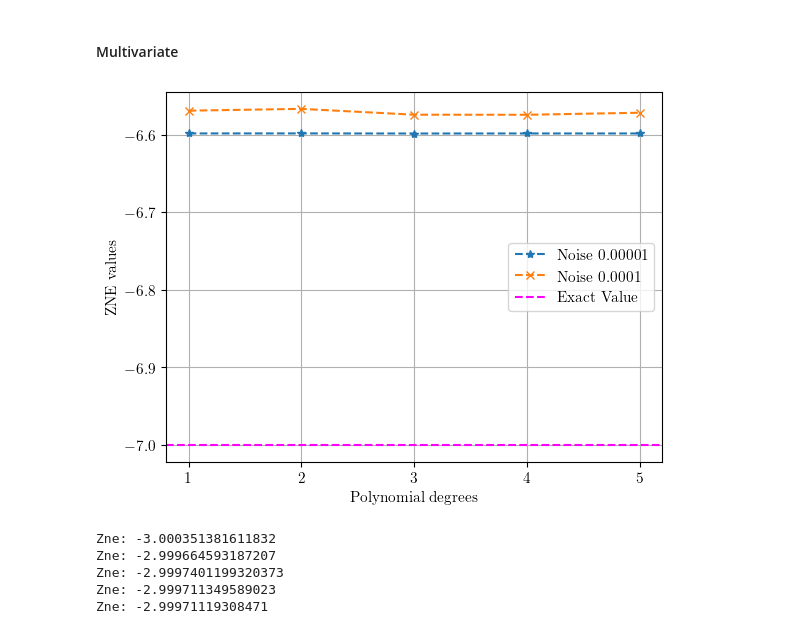
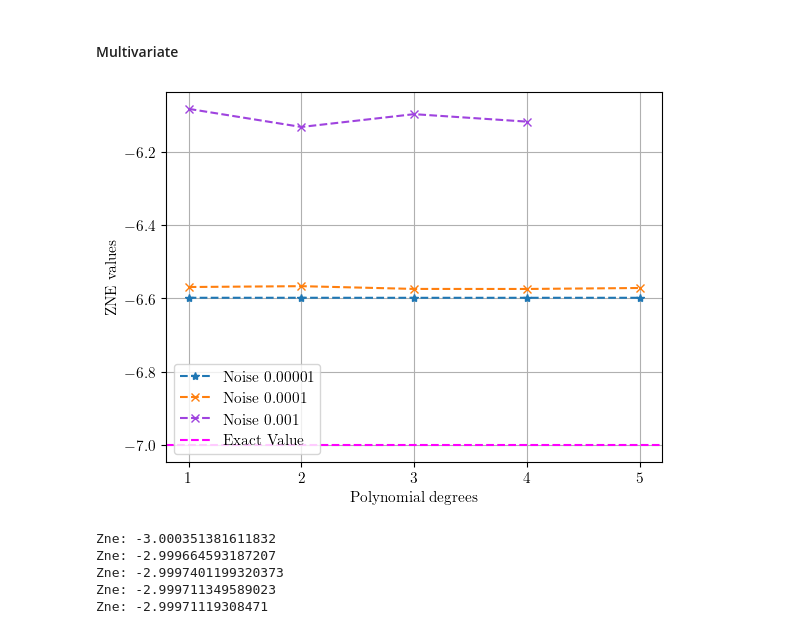
Before and after one commit to arijit-ship/indirect-zne, a Jupyter notebook: notebook/ErrorMitigation_ZNE.ipynb, the cells around one changed output. Cells and saved outputs as stored; diff of their text form; code cells hidden in the pictures.

Commit message:
new data

```diff
--- a/notebook/ErrorMitigation_ZNE.ipynb
+++ b/notebook/ErrorMitigation_ZNE.ipynb
@@ -474,13 +511,6 @@ exact_Q8 = -7.000000000000004
 # %% [markdown]
 #### Multivariate
 # %%
-# Random sampling
-# zne_Q8N1_D1 = ZeroNoiseExtrapolation(dataPoints = random.sample(data_Q8N1, 4), degree = 1)
-# zne_Q8N1_D2 = ZeroNoiseExtrapolation(dataPoints = random.sample(data_Q8N1, 10), degree = 2)
-# zne_Q8N1_D3 = ZeroNoiseExtrapolation(dataPoints = random.sample(data_Q8N1, 20), degree = 3)
-# zne_Q8N1_D4 = ZeroNoiseExtrapolation(dataPoints = random.sample(data_Q8N1, 35), degree = 4)
-# zne_Q8N1_D5 = ZeroNoiseExtrapolation(dataPoints = random.sample(data_Q8N1, 56), degree = 5)
-
 zne_Q8N1_D1 = ZeroNoiseExtrapolation(dataPoints = data_Q8N1[ : 4], degree = 1)
 zne_Q8N1_D2 = ZeroNoiseExtrapolation(dataPoints = data_Q8N1[ : 10], degree = 2)
 zne_Q8N1_D3 = ZeroNoiseExtrapolation(dataPoints = data_Q8N1[ : 20], degree = 3)
@@ -494,43 +524,52 @@ zne_Q8N1_vals = [
     zne_Q8N1_D4.getRichardsonZNE(),
     zne_Q8N1_D5.getRichardsonZNE(),
 ]
-
-# Random sampling
-# zne_Q8N2_D1 = ZeroNoiseExtrapolation(dataPoints = random.sample(data_Q8N2, 4), degree = 1)
-# zne_Q8N2_D2 = ZeroNoiseExtrapolation(dataPoints = random.sample(data_Q8N2, 10), degree = 2)
-# zne_Q8N2_D3 = ZeroNoiseExtrapolation(dataPoints = random.sample(data_Q8N2, 20), degree = 3)
-# zne_Q8N2_D4 = ZeroNoiseExtrapolation(dataPoints = random.sample(data_Q8N2, 35), degree = 4)
-# zne_Q8N2_D5 = ZeroNoiseExtrapolation(dataPoints = random.sample(data_Q8N2, 56), degree = 5)
 
 zne_Q8N2_D1 = ZeroNoiseExtrapolation(dataPoints = data_Q8N2[ : 4], degree = 1)
 zne_Q8N2_D2 = ZeroNoiseExtrapolation(dataPoints = data_Q8N2[ : 10], degree = 2)
 zne_Q8N2_D3 = ZeroNoiseExtrapolation(dataPoints = data_Q8N2[ : 20], degree = 3)
 zne_Q8N2_D4 = ZeroNoiseExtrapolation(dataPoints = data_Q8N2[ : 35], degree = 4)
 zne_Q8N2_D5 = ZeroNoiseExtrapolation(dataPoints = data_Q8N2[ : 56], degree = 5)
 
 zne_Q8N2_vals = [
     zne_Q8N2_D1.getRichardsonZNE(),
     zne_Q8N2_D2.getRichardsonZNE(),
     zne_Q8N2_D3.getRichardsonZNE(),
     zne_Q8N2_D4.getRichardsonZNE(),
     zne_Q8N2_D5.getRichardsonZNE(),
 ]
 
+zne_Q8N3_D1 = ZeroNoiseExtrapolation(dataPoints = data_Q8N3[ : 4], degree = 1)
+zne_Q8N3_D2 = ZeroNoiseExtrapolation(dataPoints = data_Q8N3[ : 10], degree = 2)
+zne_Q8N3_D3 = ZeroNoiseExtrapolation(dataPoints = data_Q8N3[ : 20], degree = 3)
+zne_Q8N3_D4 = ZeroNoiseExtrapolation(dataPoints = data_Q8N3[ : 35], degree = 4)
+# zne_Q8N3_D5 = ZeroNoiseExtrapolation(dataPoints = data_Q8N3[ : 56], degree = 5)
+
+zne_Q8N3_vals = [
+    zne_Q8N3_D1.getRichardsonZNE(),
+    zne_Q8N3_D2.getRichardsonZNE(),
+    zne_Q8N3_D3.getRichardsonZNE(),
+    zne_Q8N3_D4.getRichardsonZNE(),
+    # zne_Q8N3_D5.getRichardsonZNE(),
+]
+
+
 # Y-axis labels
 labels = ["1", "2", "3", "4", "5"]
 
 plt.plot(labels, zne_Q8N1_vals, marker='*', linestyle='--', color='#1f77b4', label='Noise $0.00001$')
 plt.plot(labels, zne_Q8N2_vals, marker='x', linestyle='--', color='#ff7f0e', label='Noise $0.0001$')
+plt.plot(labels[ : 4], zne_Q8N3_vals, marker='x', linestyle='--', color='#9f43df', label='Noise $0.001$')
 plt.axhline(y = exact_Q8, color='magenta', linestyle='--', label='Exact Value')
 plt.xlabel('Polynomial degrees')
 plt.ylabel('ZNE values')
 #plt.title('8-qubit ZNE Values vs Exact \n Value without time constraint')
 plt.legend()
 plt.grid(True)
 # Show the plot
 plt.show()
 # %% [output]
-[figure, old version]
+[figure, new version]
 # %%
 zne_Q4N1_D1 = ZeroNoiseExtrapolation(dataPoints = random.sample(data_Q4N1, 4), degree = 1)
 zne_Q4N1_D2 = ZeroNoiseExtrapolation(dataPoints = random.sample(data_Q4N1, 10), degree = 2)
```
Also changed, not shown: parts of 2 cells of this notebook, 1 other file.
